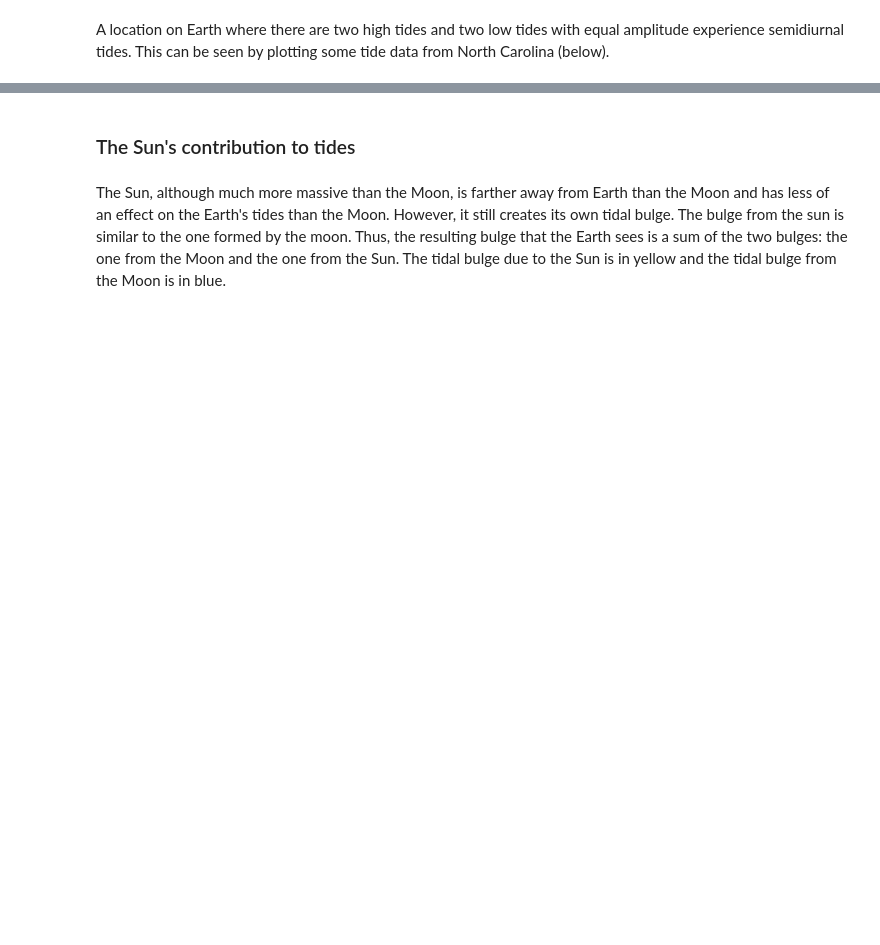
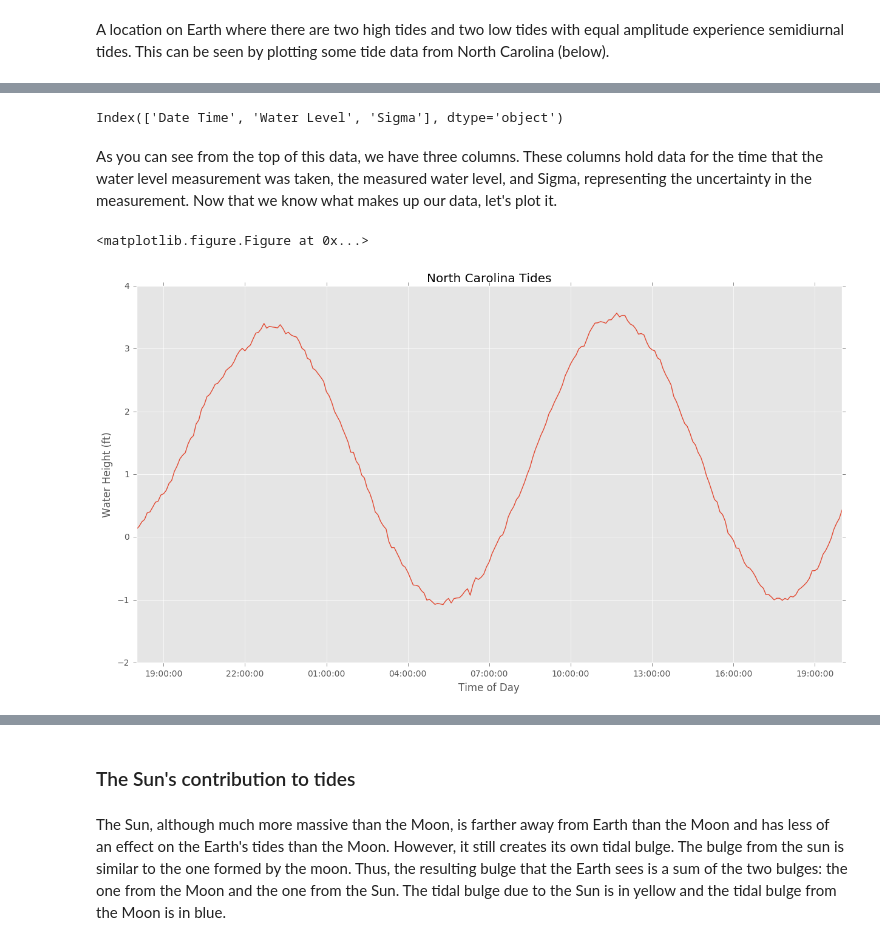
Before and after one commit to mguerrap/tydal, a Jupyter notebook: Module1_Tides.ipynb, the cells around one changed output, grey strips where cells are left out. Cells and saved outputs as stored; diff of their text form; code cells hidden in the pictures; blank space fills up the shorter version.

Commit message:
I have worked up to the Spring and Neap tide section.  The first portion explaining just the effect of the moon is complete with tide plots.

```diff
--- a/Module1_Tides.ipynb
+++ b/Module1_Tides.ipynb
@@ -7,2 +0,0 @@ from tydal import module1_utils
-# %%
-[NB, PT, PS] = module1_utils.load_tide_station_data()
@@ -62,0 +29,9 @@ As you can see, there are two low tides at about -1ft and two high tides at abou
+# %%
+%matplotlib inline
+
+# Lets load in some tide data
+
+NCdata = pd.read_csv("./Data/SemiDiurnalTides.csv", parse_dates=["Date Time"])
+
+# And let's look at what data we have
+NCdata.head()
@@ -62,0 +54,14 @@ As you can see, there are two low tides at about -1ft and two high tides at abou
+# %%
+NCdata.columns
+# %% [output]
+Index(['Date Time', 'Water Level', 'Sigma'], dtype='object')
+# %% [markdown]
+As you can see from the top of this data, we have three columns.  These columns hold data for the time that the water level measurement was taken, the measured water level, and Sigma, representing the uncertainty in the measurement.  Now that we know what makes up our data, let's plot it.
+# %%
+# This ploting function takes in five arguments:
+# a dataset, a start time, an end time, a title, and a size
+module1_utils.tidal_plot(NCdata, "2016-03-07 18:00:00", "2016-03-08 20:00:00",
+                         title="North Carolina Tides", sized=(15,8))
+# %% [output]
+<matplotlib.figure.Figure at 0x...>
+[figure, added]
```
Also changed, not shown: parts of 34 cells of this notebook.
